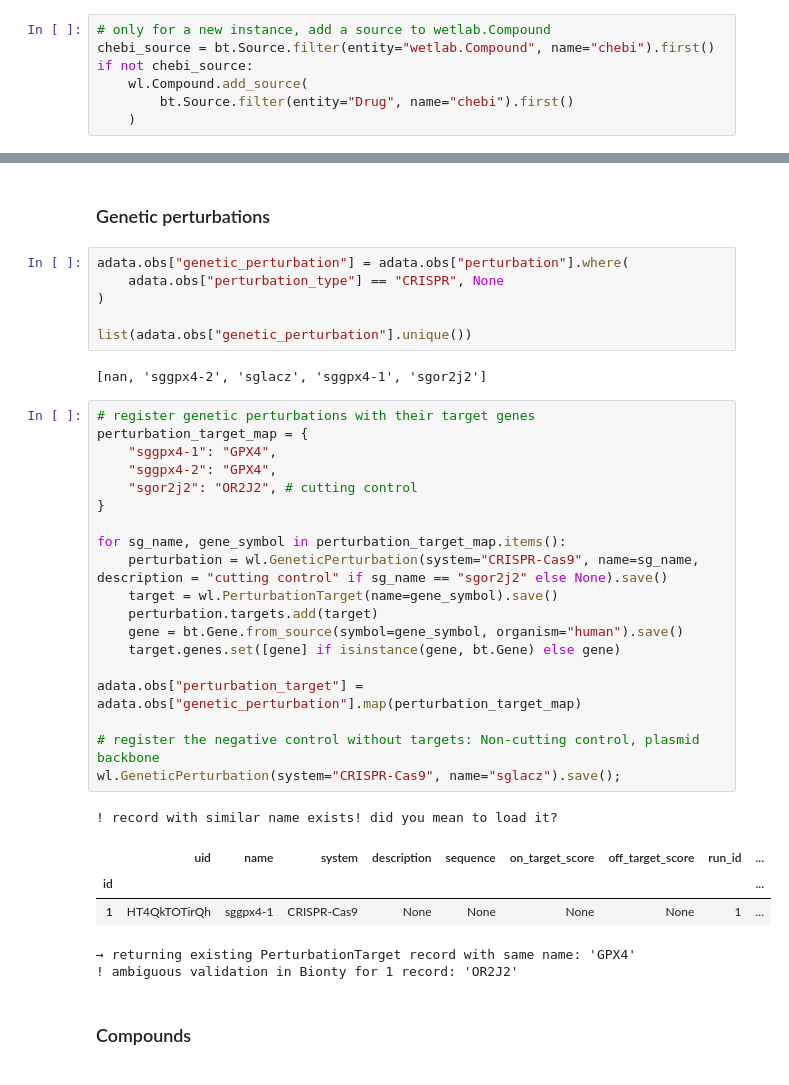
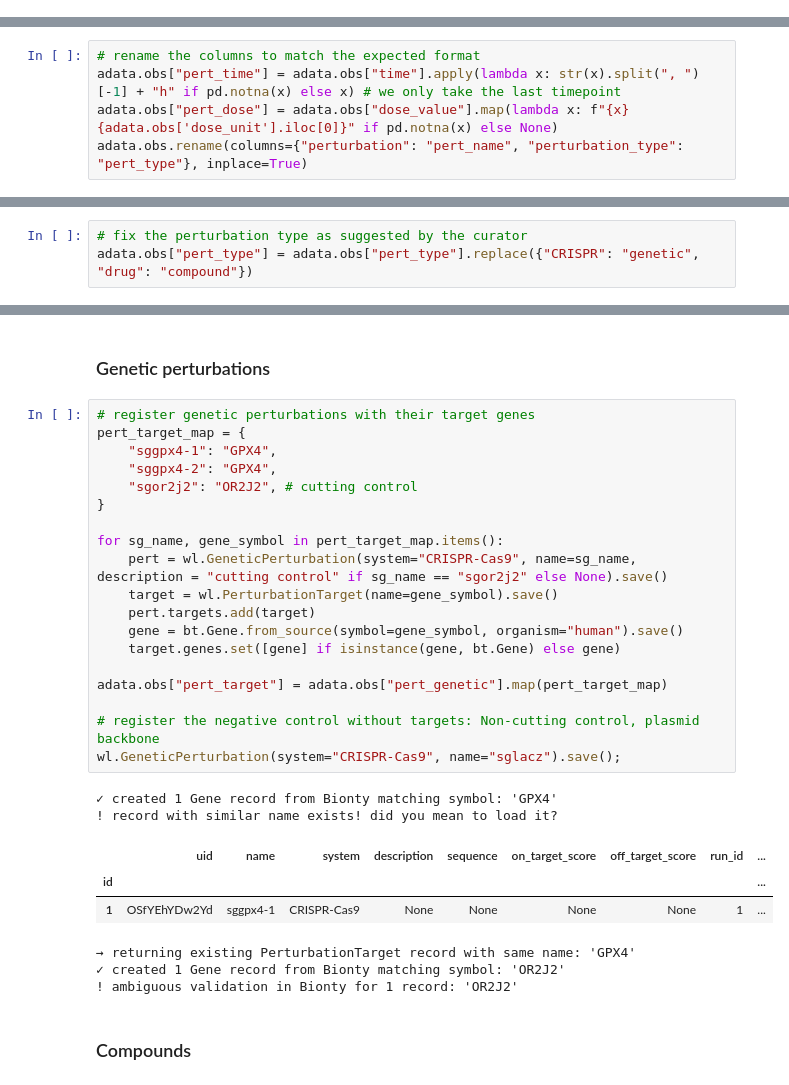
Before and after one commit to scverse/pertpy-datasets, a Jupyter notebook: scripts/lamindb_datasets/mcfarland_2020_demo_tutorial.ipynb, the cells around one changed output, grey strips where cells are left out. Saved outputs shown, nothing was run; the diff lists cells and outputs as text.

Commit message:
validate pert_dose and pert_time

```diff
--- a/scripts/lamindb_datasets/mcfarland_2020_demo_tutorial.ipynb
+++ b/scripts/lamindb_datasets/mcfarland_2020_demo_tutorial.ipynb
@@ -29,7 +29,0 @@ ln.track("HIRTYxL3aZc70000")
-# %%
-# only for a new instance, add a source to wetlab.Compound
-chebi_source = bt.Source.filter(entity="wetlab.Compound", name="chebi").first()
-if not chebi_source:
-    wl.Compound.add_source(
-        bt.Source.filter(entity="Drug", name="chebi").first()
-    )
@@ -55,3 +47,8 @@ adata.obs.head()
 sc.tl.pca(adata)
 # %% [markdown]
 ## Curate and register perturbations
+# %%
+# rename the columns to match the expected format
+adata.obs["pert_time"] = adata.obs["time"].apply(lambda x: str(x).split(", ")[-1] + "h" if pd.notna(x) else x) # we only take the last timepoint
+adata.obs["pert_dose"] = adata.obs["dose_value"].map(lambda x: f"{x}{adata.obs['dose_unit'].iloc[0]}" if pd.notna(x) else None)
+adata.obs.rename(columns={"perturbation": "pert_name", "perturbation_type": "pert_type"}, inplace=True)
@@ -57,0 +60,3 @@ sc.tl.pca(adata)
+# %%
+# fix the perturbation type as suggested by the curator
+adata.obs["pert_type"] = adata.obs["pert_type"].replace({"CRISPR": "genetic", "drug": "compound"})
@@ -58,38 +94,32 @@ sc.tl.pca(adata)
 # %% [markdown]
 ### Genetic perturbations
-# %%
-adata.obs["genetic_perturbation"] = adata.obs["perturbation"].where(
-    adata.obs["perturbation_type"] == "CRISPR", None
-)
-
-list(adata.obs["genetic_perturbation"].unique())
-# %% [output]
-[nan, 'sggpx4-2', 'sglacz', 'sggpx4-1', 'sgor2j2']
 # %%
 # register genetic perturbations with their target genes
-perturbation_target_map = {
+pert_target_map = {
     "sggpx4-1": "GPX4",
     "sggpx4-2": "GPX4",
     "sgor2j2": "OR2J2", # cutting control
 }
 
-for sg_name, gene_symbol in perturbation_target_map.items():
-    perturbation = wl.GeneticPerturbation(system="CRISPR-Cas9", name=sg_name, description = "cutting control" if sg_name == "sgor2j2" else None).save()
+for sg_name, gene_symbol in pert_target_map.items():
+    pert = wl.GeneticPerturbation(system="CRISPR-Cas9", name=sg_name, description = "cutting control" if sg_name == "sgor2j2" else None).save()
     target = wl.PerturbationTarget(name=gene_symbol).save()
-    perturbation.targets.add(target)
+    pert.targets.add(target)
     gene = bt.Gene.from_source(symbol=gene_symbol, organism="human").save()
     target.genes.set([gene] if isinstance(gene, bt.Gene) else gene)
 
-adata.obs["perturbation_target"] = adata.obs["genetic_perturbation"].map(perturbation_target_map)
+adata.obs["pert_target"] = adata.obs["pert_genetic"].map(pert_target_map)
 
 # register the negative control without targets: Non-cutting control, plasmid backbone
 wl.GeneticPerturbation(system="CRISPR-Cas9", name="sglacz").save();
 # %% [output]
+✓ created 1 Gene record from Bionty matching symbol: 'GPX4'
 ! record with similar name exists! did you mean to load it?
 |  | uid | name | system | description | sequence | on_target_score | off_target_score | run_id | ... |
 | id |  |  |  |  |  |  |  |  | ... |
-| 1 | HT4QkTOTirQh | sggpx4-1 | CRISPR-Cas9 | None | None | None | None | 1 | ... |
+| 1 | OSfYEhYDw2Yd | sggpx4-1 | CRISPR-Cas9 | None | None | None | None | 1 | ... |
 → returning existing PerturbationTarget record with same name: 'GPX4'
+✓ created 1 Gene record from Bionty matching symbol: 'OR2J2'
 ! ambiguous validation in Bionty for 1 record: 'OR2J2'
 # %% [markdown]
 ### Compounds
```
Also changed, not shown: parts of 15 cells of this notebook, 1 other file.
